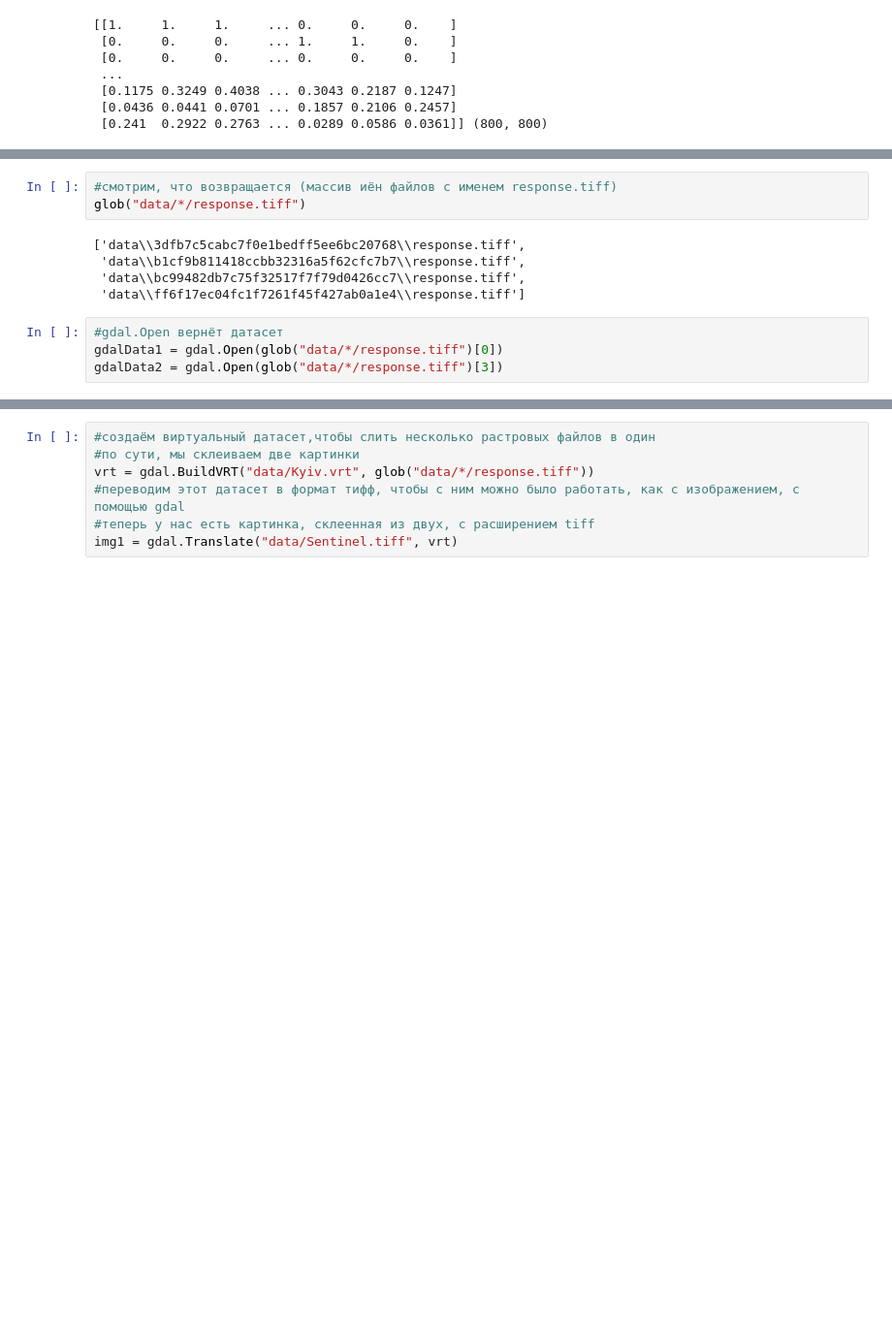
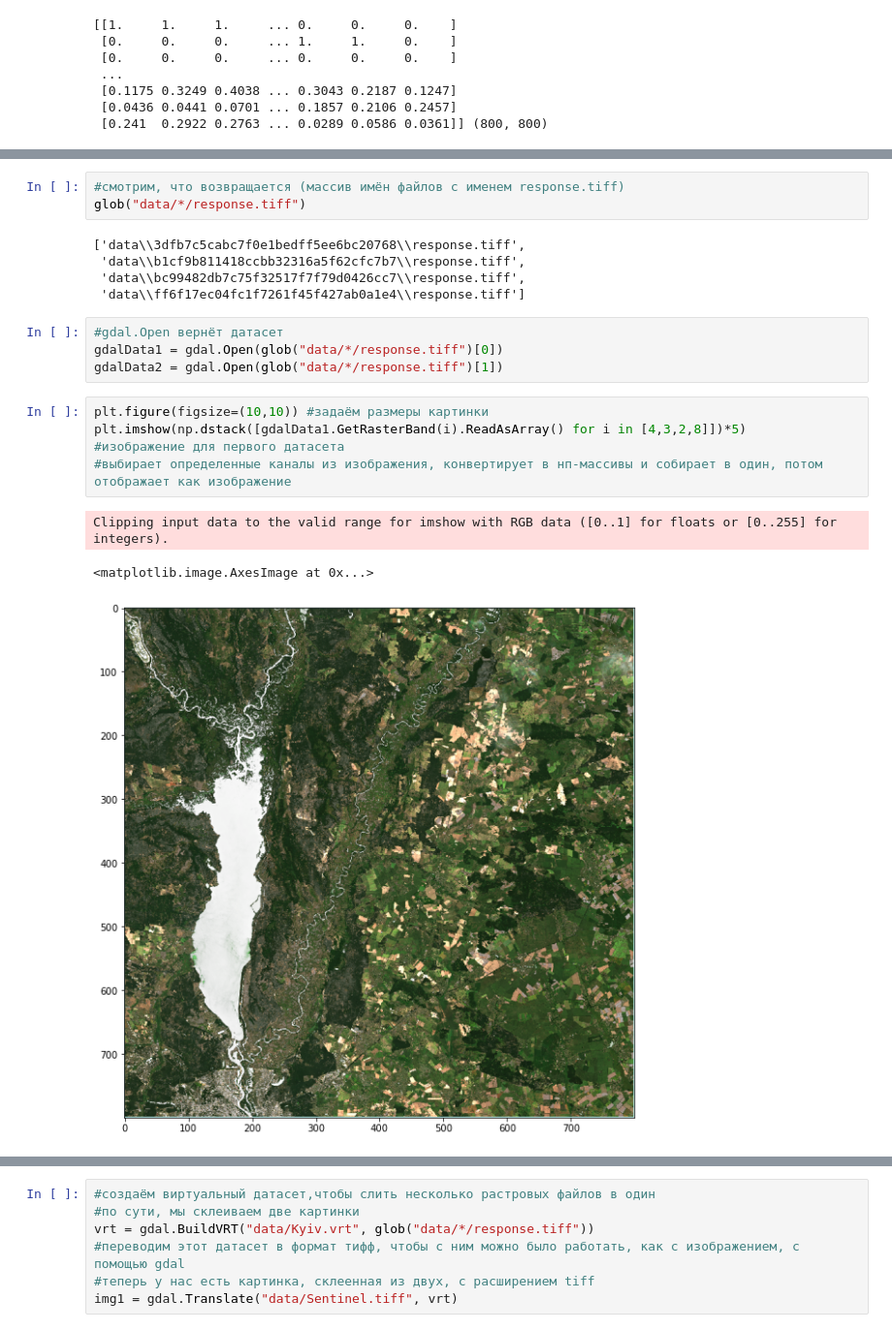
Before and after one commit to margo-dubovik/Lab-4, a Jupyter notebook: lab4.ipynb, the cells around one changed output, grey strips where cells are left out. Shown at 97% size. Drawn from its saved outputs; the diff is of its cells as text; blank space fills up the shorter version.

```diff
--- a/lab4.ipynb
+++ b/lab4.ipynb
@@ -97,5 +105,5 @@ plt.figure(figsize=(20,20)) #задаём размеры картинки
 # %%
-#смотрим, что возвращается (массив иён файлов с именем response.tiff)
+#смотрим, что возвращается (массив имён файлов с именем response.tiff)
 glob("data/*/response.tiff")
 # %% [output]
 ['data\\3dfb7c5cabc7f0e1bedff5ee6bc20768\\response.tiff',
@@ -105,5 +113,14 @@ glob("data/*/response.tiff")
 # %%
 #gdal.Open вернёт датасет
 gdalData1 = gdal.Open(glob("data/*/response.tiff")[0])
-gdalData2 = gdal.Open(glob("data/*/response.tiff")[3])
+gdalData2 = gdal.Open(glob("data/*/response.tiff")[1])
+# %%
+plt.figure(figsize=(10,10)) #задаём размеры картинки
+plt.imshow(np.dstack([gdalData1.GetRasterBand(i).ReadAsArray() for i in [4,3,2,8]])*5)
+#изображение для первого датасета
+#выбирает определенные каналы из изображения, конвертирует в нп-массивы и собирает в один, потом отображает как изображение
+# %% [output]
+Clipping input data to the valid range for imshow with RGB data ([0..1] for floats or [0..255] for integers).
+<matplotlib.image.AxesImage at 0x...>
+[figure, added]
 # %%
```
Also changed, not shown: parts of 15 cells of this notebook.
